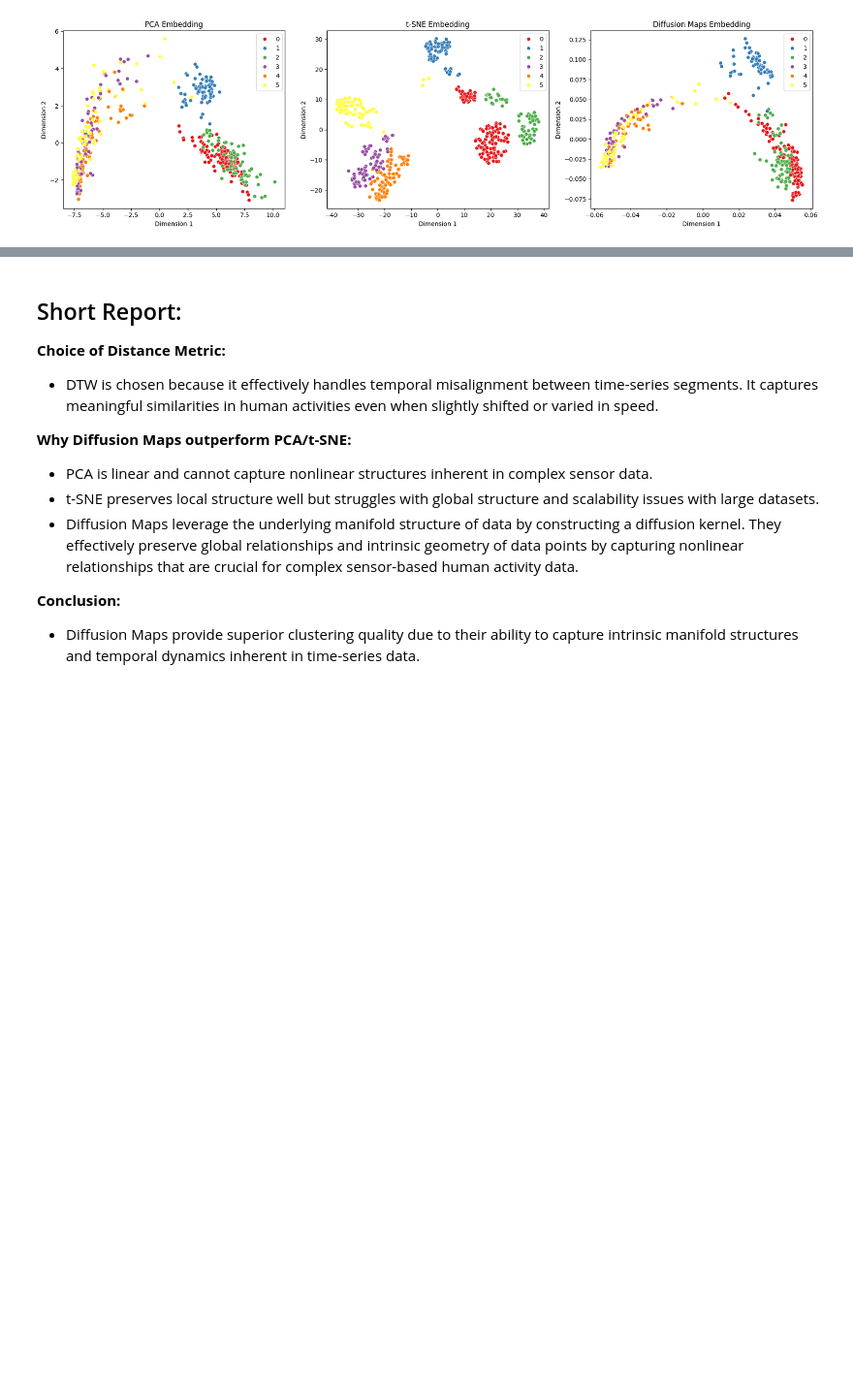
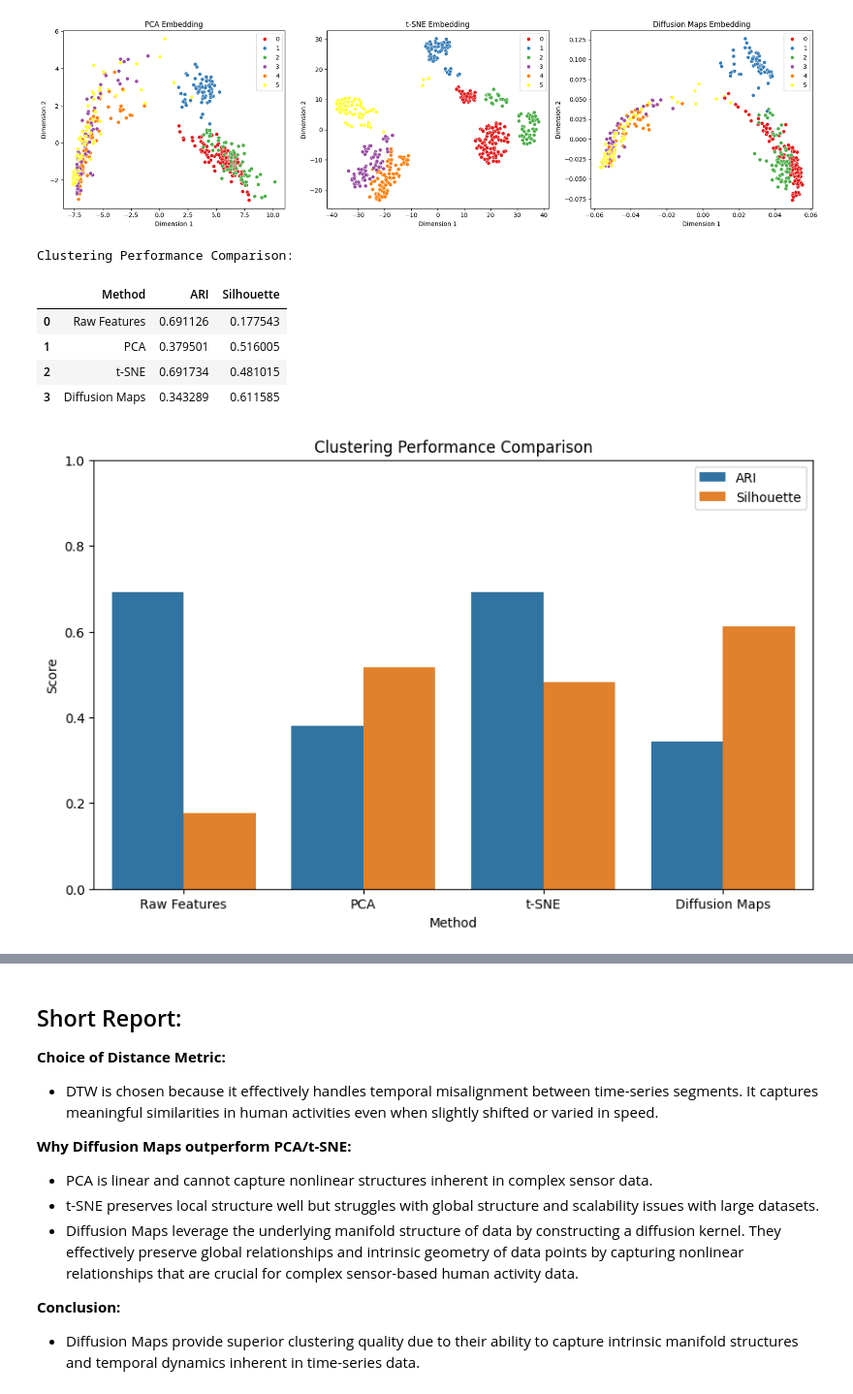
Before and after one commit to ParthivPatel2005/DiffusionMaps-Optimization-CS303, a Jupyter notebook: Problem1.ipynb, the cells around one changed output, grey strips where cells are left out. Shown at 97% size. Drawn from its saved outputs; the diff is of its cells as text; code cells hidden in the pictures; blank space fills up the shorter version.

Commit message:
Updated Problem 1
Added better graph

```diff
--- a/Problem1.ipynb
+++ b/Problem1.ipynb
@@ -267,3 +287,58 @@ plt.tight_layout()
 plt.show()
 # %% [output]
 [figure]
+# %%
+# Cluster in RAW feature space
+kmeans_raw = KMeans(n_clusters=6, random_state=42).fit(segments[:500])
+labels_raw = kmeans_raw.labels_
+
+# Cluster in PCA space
+kmeans_pca = KMeans(n_clusters=6, random_state=42).fit(pca_emb)
+labels_pca = kmeans_pca.labels_
+
+# Cluster in t-SNE space
+kmeans_tsne = KMeans(n_clusters=6, random_state=42).fit(tsne_emb)
+labels_tsne = kmeans_tsne.labels_
+
+# Cluster in Diffusion space (from previous code)
+labels_diff = labels_pred
+
+# Calculate metrics for all methods
+metrics = {
+    'Method': ['Raw Features', 'PCA', 't-SNE', 'Diffusion Maps'],
+    'ARI': [
+        adjusted_rand_score(labels_true_1d[:500], labels_raw),
+        adjusted_rand_score(labels_true_1d[:500], labels_pca),
+        adjusted_rand_score(labels_true_1d[:500], labels_tsne),
+        ari_score
+    ],
+    'Silhouette': [
+        silhouette_score(segments[:500], labels_raw),
+        silhouette_score(pca_emb, labels_pca),
+        silhouette_score(tsne_emb, labels_tsne),
+        silhouette_avg
+    ]
+}
+
+# Create comparison DataFrame
+results_df = pd.DataFrame(metrics)
+print("\nClustering Performance Comparison:")
+display(results_df)
+
+
+
+plt.figure(figsize=(10, 6))
+results_melt = results_df.melt(id_vars='Method', var_name='Metric', value_name='Score')
+sns.barplot(x='Method', y='Score', hue='Metric', data=results_melt)
+plt.title('Clustering Performance Comparison')
+plt.ylim(0, 1)
+plt.legend(bbox_to_anchor=(1, 1))
+plt.show()
+# %% [output]
+Clustering Performance Comparison:
+|  | Method | ARI | Silhouette |
+| 0 | Raw Features | 0.691126 | 0.177543 |
+| 1 | PCA | 0.379501 | 0.516005 |
+| 2 | t-SNE | 0.691734 | 0.481015 |
+| 3 | Diffusion Maps | 0.343289 | 0.611585 |
+[figure, added]
```
Also changed, not shown: parts of 2 cells of this notebook.
